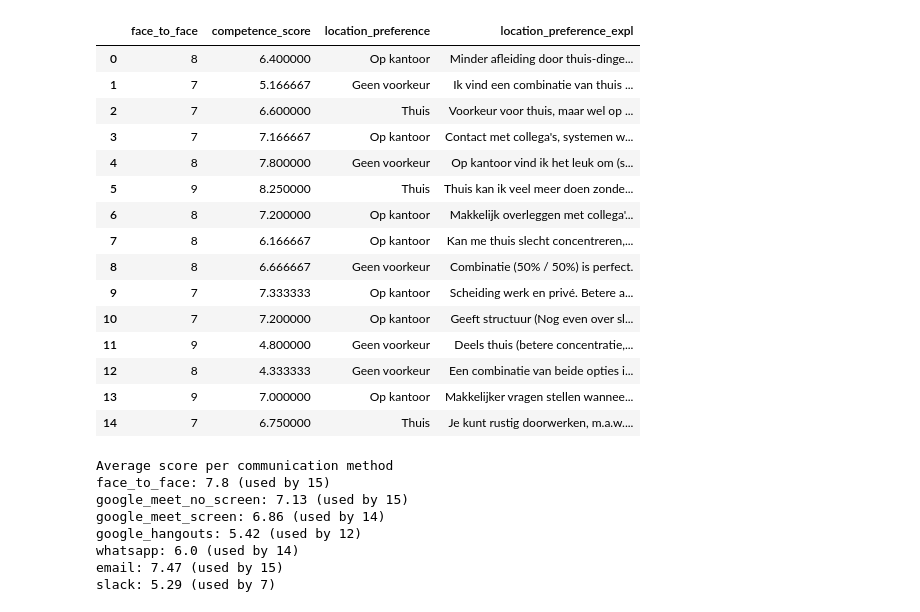
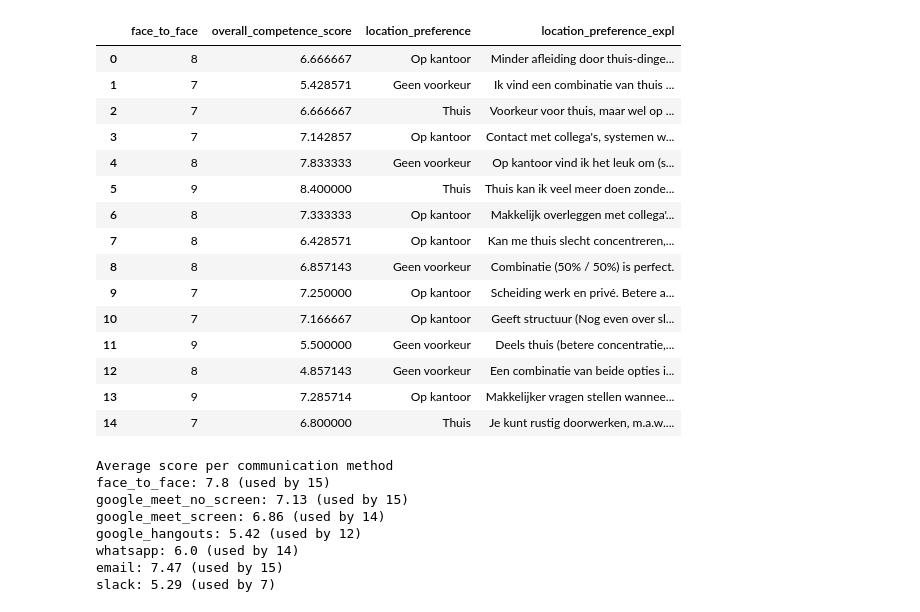
Before and after one commit to WPoelman/cmc, a Jupyter notebook: analyze_questionnaire.ipynb, the cells around one changed output. Cells and saved outputs as stored; diff of their text form; code cells hidden in the pictures.

```diff
--- a/analyze_questionnaire.ipynb
+++ b/analyze_questionnaire.ipynb
@@ -28,7 +29,7 @@ col_to_str = {
 }
 str_to_col = {v: k for k, v in col_to_str.items()}
 # %%
-df.columns = df.columns.map(lambda c: str_to_col[c])
+df.columns = df.columns.map(lambda c: str_to_col[c] if c in str_to_col else c)
 # %%
 df
 # %% [output]
@@ -51,37 +53,55 @@ df
 # %%
-def get_score(row):
-    competency_items = [
-        "google_meet_no_screen",
-        "google_meet_screen",
-        "google_hangouts",
-        "whatsapp",
-        "email",
-        "slack",
-    ]
+def get_score(row, items):
     # 0 means: "I don't use this tool"
-    applicable_items = [row[item] for item in competency_items if row[item] != 0]
+    applicable_items = [row[item] for item in items if row[item] != 0]
 
     return sum(applicable_items) / len(applicable_items)
 
 
-df["competence_score"] = df.apply(get_score, axis=1)
+competency_items = [
+    "face_to_face",
+    "google_meet_no_screen",
+    "google_meet_screen",
+    "google_hangouts",
+    "whatsapp",
+    "email",
+    "slack",
+]
+
+df["overall_competence_score"] = df.apply(
+    lambda row: get_score(row, competency_items),
+    axis=1
+)
+# %%
+online_competency_items = [
+    "google_meet_no_screen",
+    "google_meet_screen",
+    "google_hangouts",
+    "whatsapp",
+    "email",
+    "slack",
+]
+df["online_competence_score"] = df.apply(
+    lambda row: get_score(row, online_competency_items),
+    axis=1
+)
 # %%
-df[['face_to_face', 'competence_score', 'location_preference', 'location_preference_expl']]
+df[['face_to_face', 'overall_competence_score', 'location_preference', 'location_preference_expl']]
 # %% [output]
-|  | face_to_face | competence_score | location_preference | location_preference_expl |
-| 0 | 8 | 6.400000 | Op kantoor | Minder afleiding door thuis-dinge... |
-| 1 | 7 | 5.166667 | Geen voorkeur | Ik vind een combinatie van thuis ... |
-| 2 | 7 | 6.600000 | Thuis | Voorkeur voor thuis, maar wel op ... |
-| 3 | 7 | 7.166667 | Op kantoor | Contact met collega's, systemen w... |
-| 4 | 8 | 7.800000 | Geen voorkeur | Op kantoor vind ik het leuk om (s... |
-| 5 | 9 | 8.250000 | Thuis | Thuis kan ik veel meer doen zonde... |
-| 6 | 8 | 7.200000 | Op kantoor | Makkelijk overleggen met collega'... |
-| 7 | 8 | 6.166667 | Op kantoor | Kan me thuis slecht concentreren,... |
-| 8 | 8 | 6.666667 | Geen voorkeur | Combinatie (50% / 50%) is perfect. |
-| 9 | 7 | 7.333333 | Op kantoor | Scheiding werk en privé. Betere a... |
-| 10 | 7 | 7.200000 | Op kantoor | Geeft structuur (Nog even over sl... |
-| 11 | 9 | 4.800000 | Geen voorkeur | Deels thuis (betere concentratie,... |
-| 12 | 8 | 4.333333 | Geen voorkeur | Een combinatie van beide opties i... |
-| 13 | 9 | 7.000000 | Op kantoor | Makkelijker vragen stellen wannee... |
-| 14 | 7 | 6.750000 | Thuis | Je kunt rustig doorwerken, m.a.w.... |
+|  | face_to_face | overall_competence_score | location_preference | location_preference_expl |
+| 0 | 8 | 6.666667 | Op kantoor | Minder afleiding door thuis-dinge... |
+| 1 | 7 | 5.428571 | Geen voorkeur | Ik vind een combinatie van thuis ... |
+| 2 | 7 | 6.666667 | Thuis | Voorkeur voor thuis, maar wel op ... |
+| 3 | 7 | 7.142857 | Op kantoor | Contact met collega's, systemen w... |
+| 4 | 8 | 7.833333 | Geen voorkeur | Op kantoor vind ik het leuk om (s... |
+| 5 | 9 | 8.400000 | Thuis | Thuis kan ik veel meer doen zonde... |
+| 6 | 8 | 7.333333 | Op kantoor | Makkelijk overleggen met collega'... |
+| 7 | 8 | 6.428571 | Op kantoor | Kan me thuis slecht concentreren,... |
+| 8 | 8 | 6.857143 | Geen voorkeur | Combinatie (50% / 50%) is perfect. |
+| 9 | 7 | 7.250000 | Op kantoor | Scheiding werk en privé. Betere a... |
+| 10 | 7 | 7.166667 | Op kantoor | Geeft structuur (Nog even over sl... |
+| 11 | 9 | 5.500000 | Geen voorkeur | Deels thuis (betere concentratie,... |
+| 12 | 8 | 4.857143 | Geen voorkeur | Een combinatie van beide opties i... |
+| 13 | 9 | 7.285714 | Op kantoor | Makkelijker vragen stellen wannee... |
+| 14 | 7 | 6.800000 | Thuis | Je kunt rustig doorwerken, m.a.w.... |
 # %%
```
Also changed, not shown: parts of 21 cells of this notebook, 4 other files.
